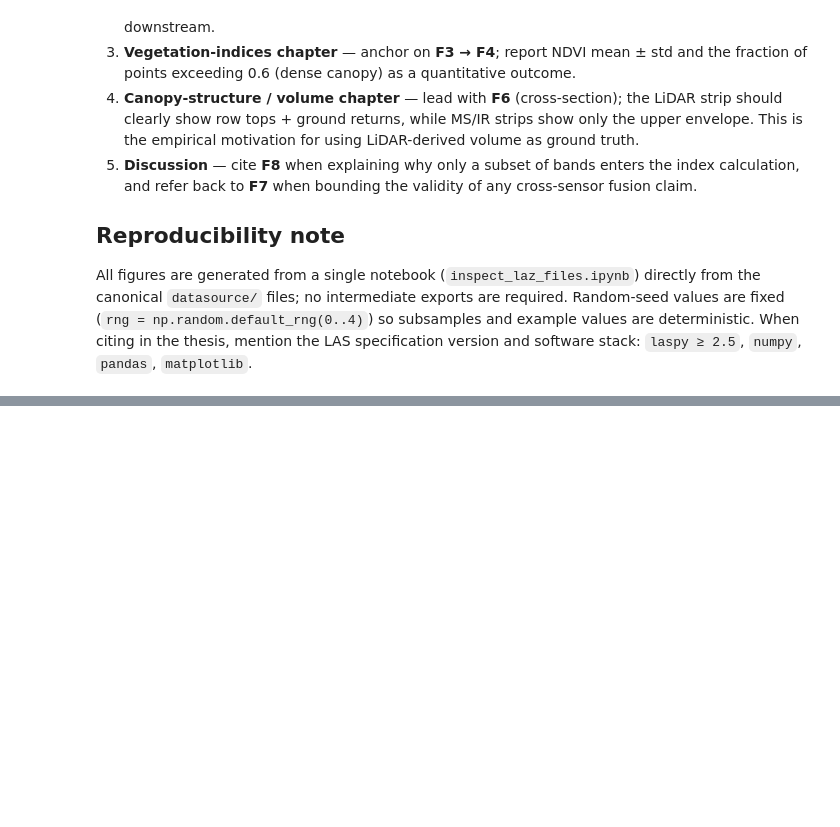
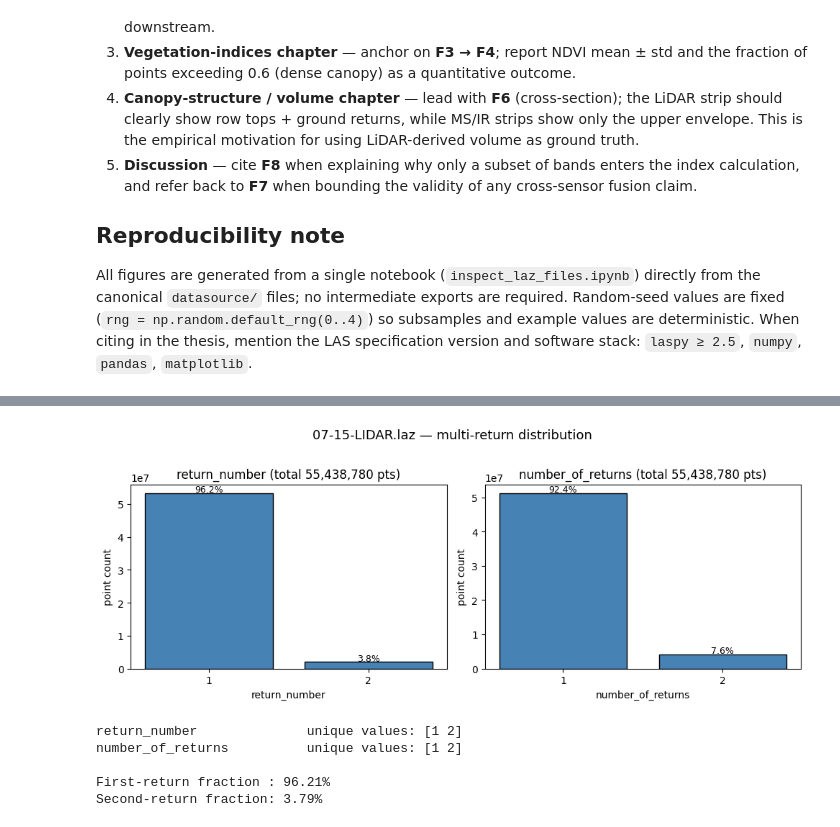
Before and after one commit to vuke123/vegetation-pcd-analysis, a Jupyter notebook: scripts/analysis/inspect_laz_files.ipynb, the cells around one changed output, grey strips where cells are left out. Saved outputs shown, nothing was run; the diff lists cells and outputs as text; code cells hidden in the pictures; blank space fills up the shorter version.

```diff
--- a/scripts/inspect_laz_files.ipynb
+++ b/scripts/analysis/inspect_laz_files.ipynb
@@ -678,0 +684,40 @@ All figures are generated from a single notebook (`inspect_laz_files.ipynb`) dir
+# %%
+import laspy
+import numpy as np
+import matplotlib.pyplot as plt
+
+LIDAR_PATH = DATASOURCE / '07-15-LIDAR.laz'
+las_lidar = laspy.read(str(LIDAR_PATH))
+
+return_num = np.asarray(las_lidar.return_number)
+num_returns = np.asarray(las_lidar.number_of_returns)
+
+fig, axes = plt.subplots(1, 2, figsize=(10, 4))
+
+for ax, arr, label in [
+    (axes[0], return_num,  'return_number'),
+    (axes[1], num_returns, 'number_of_returns'),
+]:
+    values, counts = np.unique(arr, return_counts=True)
+    ax.bar(values.astype(str), counts, color='steelblue', edgecolor='black')
+    ax.set_xlabel(label)
+    ax.set_ylabel('point count')
+    ax.set_title(f'{label} (total {len(arr):,} pts)')
+    for v, c in zip(values, counts):
+        ax.text(str(v), c + len(arr) * 0.005, f'{c/len(arr)*100:.1f}%', ha='center', fontsize=9)
+
+fig.suptitle('07-15-LIDAR.laz — multi-return distribution', fontsize=13)
+plt.tight_layout()
+plt.show()
+
+print(f"{'return_number':25s}  unique values: {np.unique(return_num)}")
+print(f"{'number_of_returns':25s}  unique values: {np.unique(num_returns)}")
+print(f"\nFirst-return fraction : {(return_num == 1).mean()*100:.2f}%")
+print(f"Second-return fraction: {(return_num == 2).mean()*100:.2f}%")
+# %% [output]
+[figure, added]
+return_number              unique values: [1 2]
+number_of_returns          unique values: [1 2]
+
+First-return fraction : 96.21%
+Second-return fraction: 3.79%
```
Also changed, not shown: parts of 1 cell of this notebook, 49 other files.
